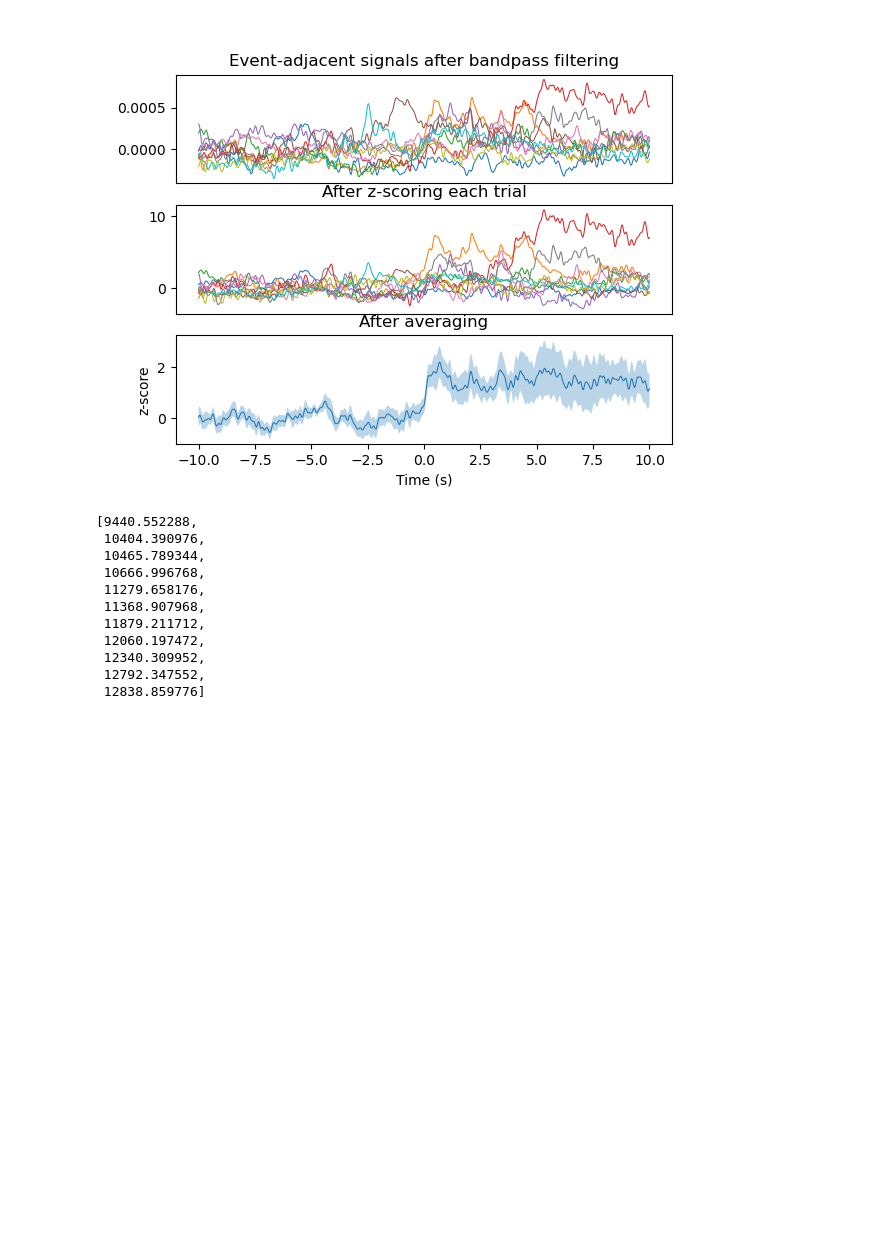
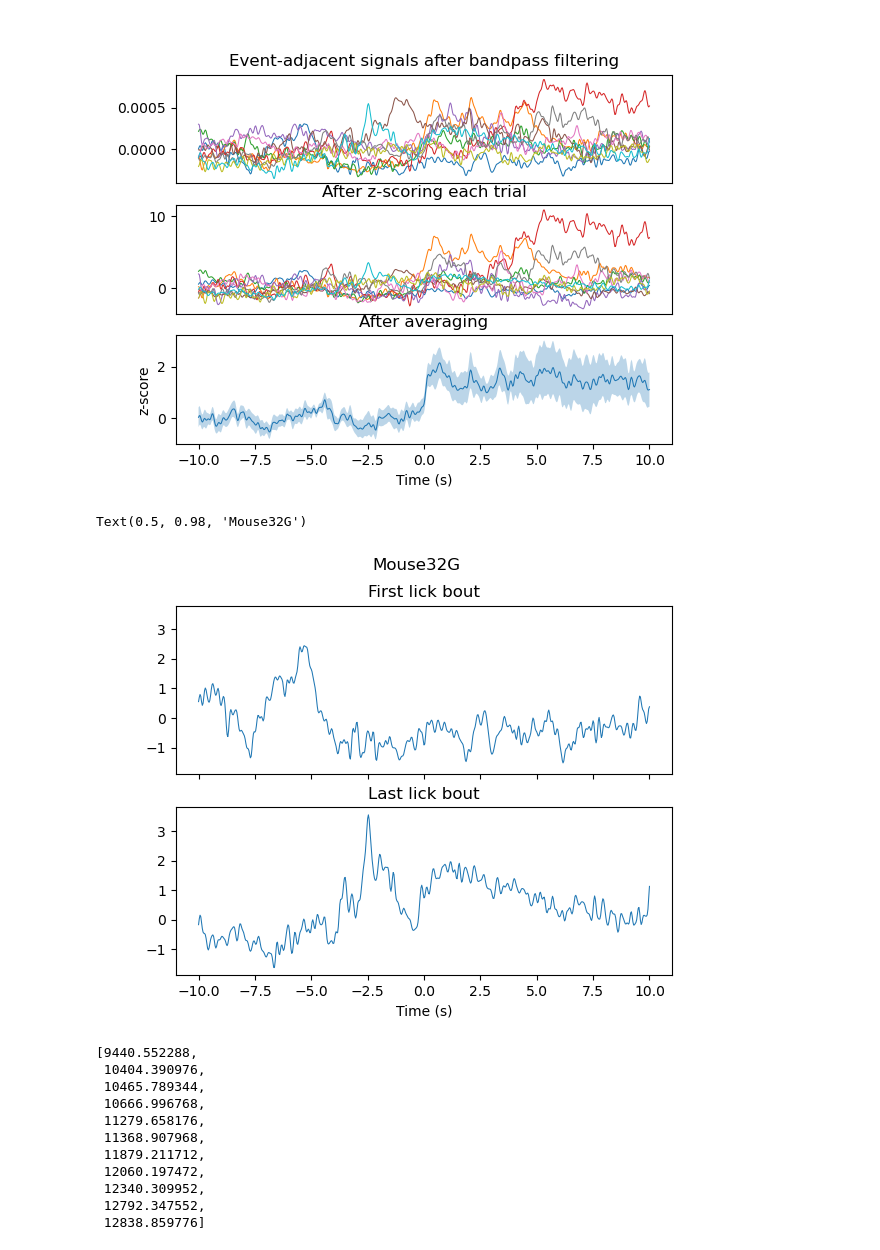
Before and after one commit to praneethnamburi/Photometry_and_Licks_BeyelerLab, a Jupyter notebook: notebooks/lick_analysis.ipynb, the cells around one changed output. Drawn from its saved outputs; the diff is of its cells as text; code cells hidden in the pictures; blank space fills up the shorter version.

```diff
--- a/notebooks/lick_analysis.ipynb
+++ b/notebooks/lick_analysis.ipynb
@@ -116,6 +127,18 @@ ax[2].set_xlabel('Time (s)')
 # %% [output]
 Text(0.5, 0, 'Time (s)')
 [figure]
+# %%
+## Plotting the photometry signal from the first and the last lick bouts
+f, ax = plt.subplots(2, 1, sharex=True, sharey=True)
+ax[0].plot(event_signals.t, event_signals_z[:, 0])
+ax[0].set_title('First lick bout')
+ax[1].plot(event_signals.t, event_signals_z[:, -1])
+ax[1].set_title('Last lick bout')
+ax[1].set_xlabel('Time (s)')
+f.suptitle(mouse_id)
+# %% [output]
+Text(0.5, 0.98, 'Mouse32G')
+[figure, added]
 # %%
 events
 # %% [output]
```
Also changed, not shown: parts of 4 cells of this notebook.
